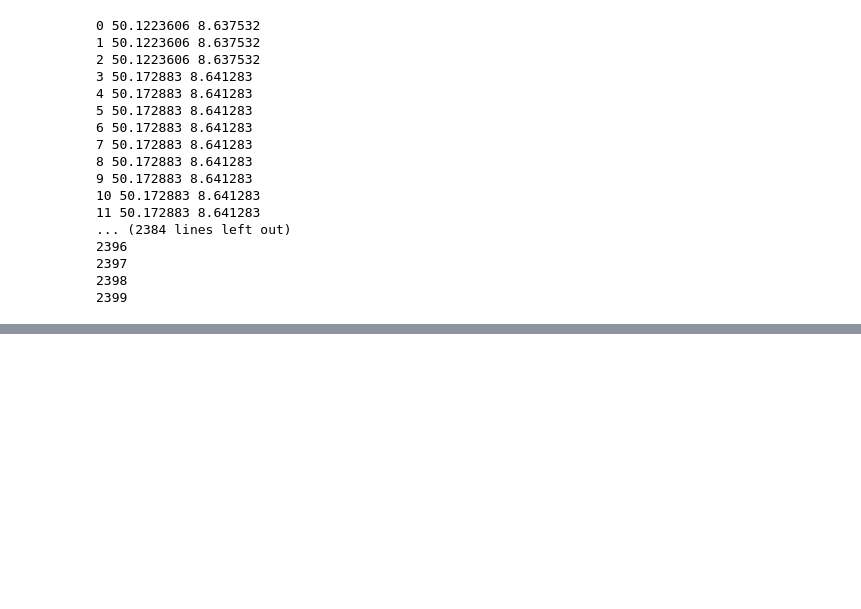
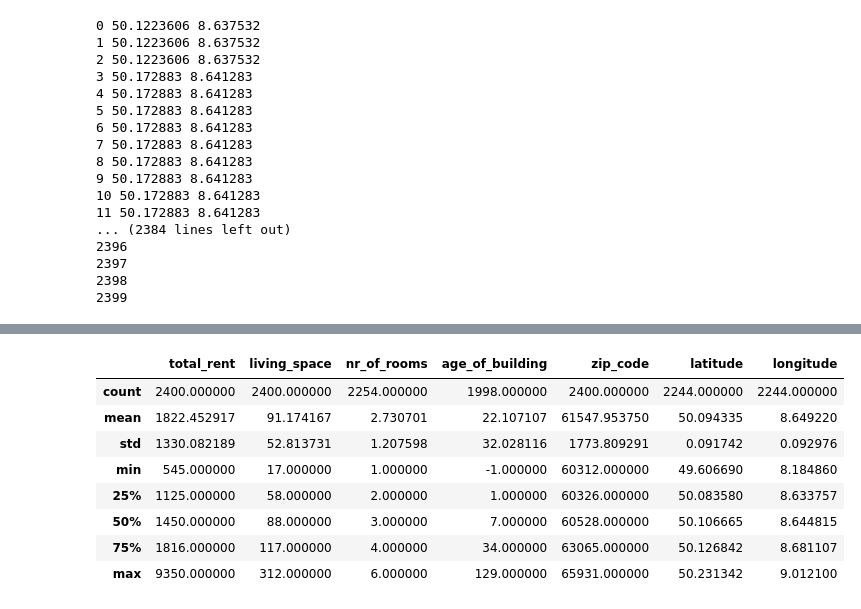
Before and after one commit to shangsuru/machine-learning, a Jupyter notebook: ffm-housing-analysis.ipynb, the cells around one changed output, grey strips where cells are left out. Drawn from its saved outputs; the diff is of its cells as text; code cells hidden in the pictures; blank space fills up the shorter version.

```diff
--- a/ffm-housing-analysis.ipynb
+++ b/ffm-housing-analysis.ipynb
@@ -126,0 +172,12 @@ dataset.to_csv('new_data.csv')
+# %%
+housing.describe()
+# %% [output]
+|  | total_rent | living_space | nr_of_rooms | age_of_building | zip_code | latitude | longitude |
+| count | 2400.000000 | 2400.000000 | 2254.000000 | 1998.000000 | 2400.000000 | 2244.000000 | 2244.000000 |
+| mean | 1822.452917 | 91.174167 | 2.730701 | 22.107107 | 61547.953750 | 50.094335 | 8.649220 |
+| std | 1330.082189 | 52.813731 | 1.207598 | 32.028116 | 1773.809291 | 0.091742 | 0.092976 |
+| min | 545.000000 | 17.000000 | 1.000000 | -1.000000 | 60312.000000 | 49.606690 | 8.184860 |
+| 25% | 1125.000000 | 58.000000 | 2.000000 | 1.000000 | 60326.000000 | 50.083580 | 8.633757 |
+| 50% | 1450.000000 | 88.000000 | 3.000000 | 7.000000 | 60528.000000 | 50.106665 | 8.644815 |
+| 75% | 1816.000000 | 117.000000 | 4.000000 | 34.000000 | 63065.000000 | 50.126842 | 8.681107 |
+| max | 9350.000000 | 312.000000 | 6.000000 | 129.000000 | 65931.000000 | 50.231342 | 9.012100 |
```
Also changed, not shown: parts of 15 cells of this notebook, 3 other files.
